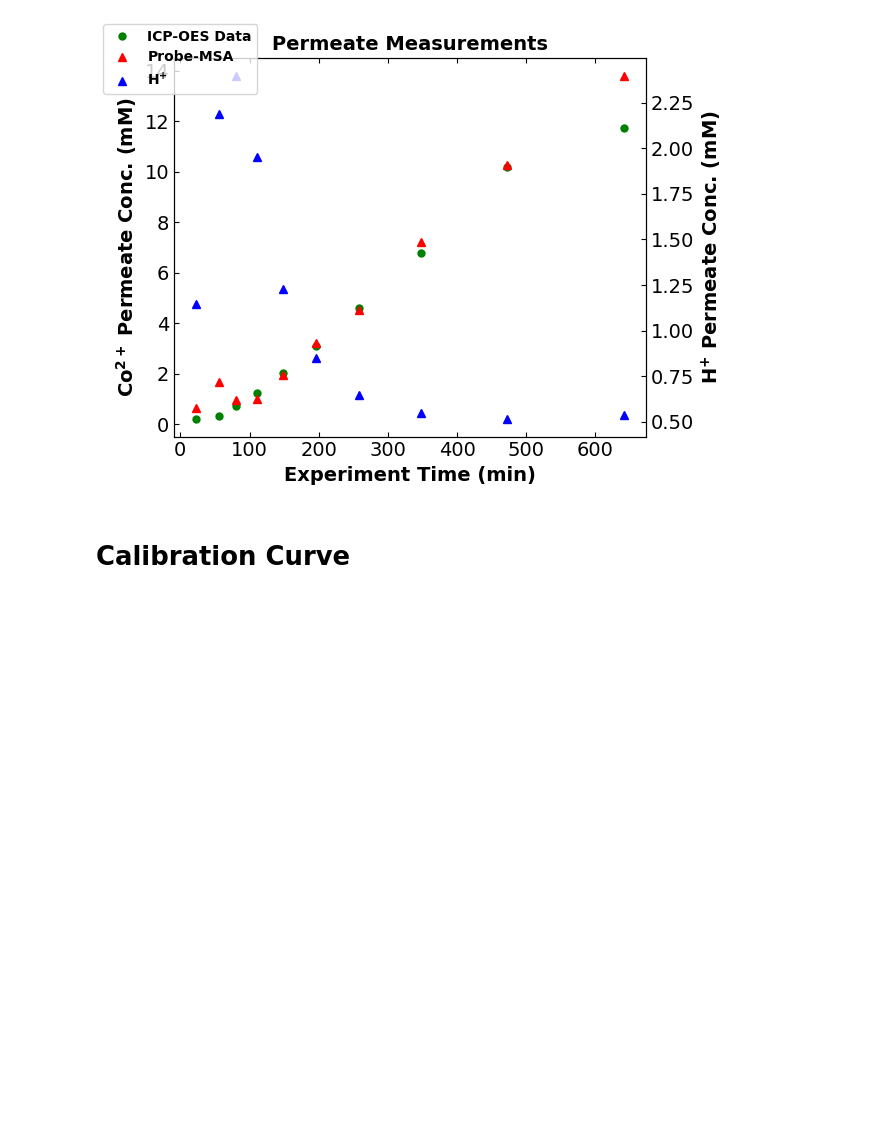
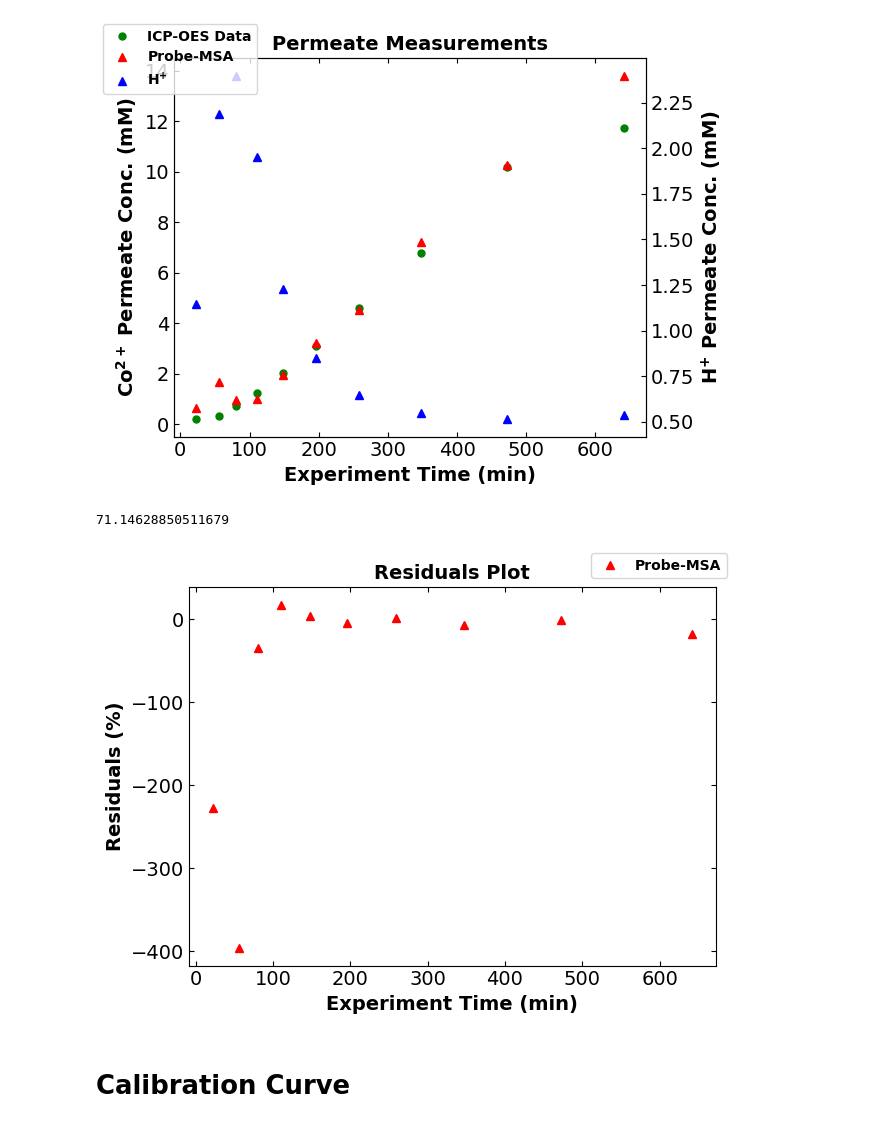
Before and after one commit to dowlinglab/salts-conductivity-modelling, a Jupyter notebook: Lithium_cobalt_conductivity.ipynb, the cells around one changed output. Drawn from its saved outputs; the diff is of its cells as text; code cells hidden in the pictures; blank space fills up the shorter version.

```diff
--- a/Lithium_cobalt_conductivity.ipynb
+++ b/Lithium_cobalt_conductivity.ipynb
@@ -732,29 +928,32 @@ plt.show()
 [figure]
 # %%
 # residuals for CaCl2 and LaCl3
-e = [ICP_conc[i] - CoCl2_conc_method_2[i] for i in range(ndata_pH)]
+e = [ICP_conc[i] - CoCl2_conc[i] for i in range(ndata_pH)]
 
 # residuals percent or fraction
 residuals_percent = [100*e[i]/ICP_conc[i] for i in range(ndata_pH)]
 
 # absolute value of relative error
 residuals_percent_abs = [np.abs(residuals_percent[i]) for i in range(ndata_pH)]
 print(np.mean(residuals_percent_abs))
 
 # make plot of the ICP Co2+ concentration and H+ sample concentration
 fig, ax1 = plt.subplots()
 
 ax1.plot(exp_time_ICP_pH, residuals_percent, "^", color="red", label="Probe-MSA")
 ax1.set_xlabel("Experiment Time (min)", fontsize=14,fontweight='bold')
 ax1.set_ylabel("Residuals (%)", fontsize=14,fontweight='bold')
 ax1.tick_params(axis='x', labelsize=14, direction="in",top=True, right=True)
 ax1.tick_params(axis='y', labelsize=14, direction="in",top=True, right=True)
 
 fig.legend(prop={"weight":"bold"})
 plt.title("Residuals Plot", fontsize=14,fontweight='bold')
 plt.tight_layout()
 plt.savefig(".\Li_Co\msa_co_conc_resd.png")
 plt.show()
+# %% [output]
+71.14628850511679
+[figure, added]
 # %% [markdown]
 # Calibration Curve
 # %% [markdown]
```
Also changed, not shown: parts of 26 cells of this notebook, 11 other files.
